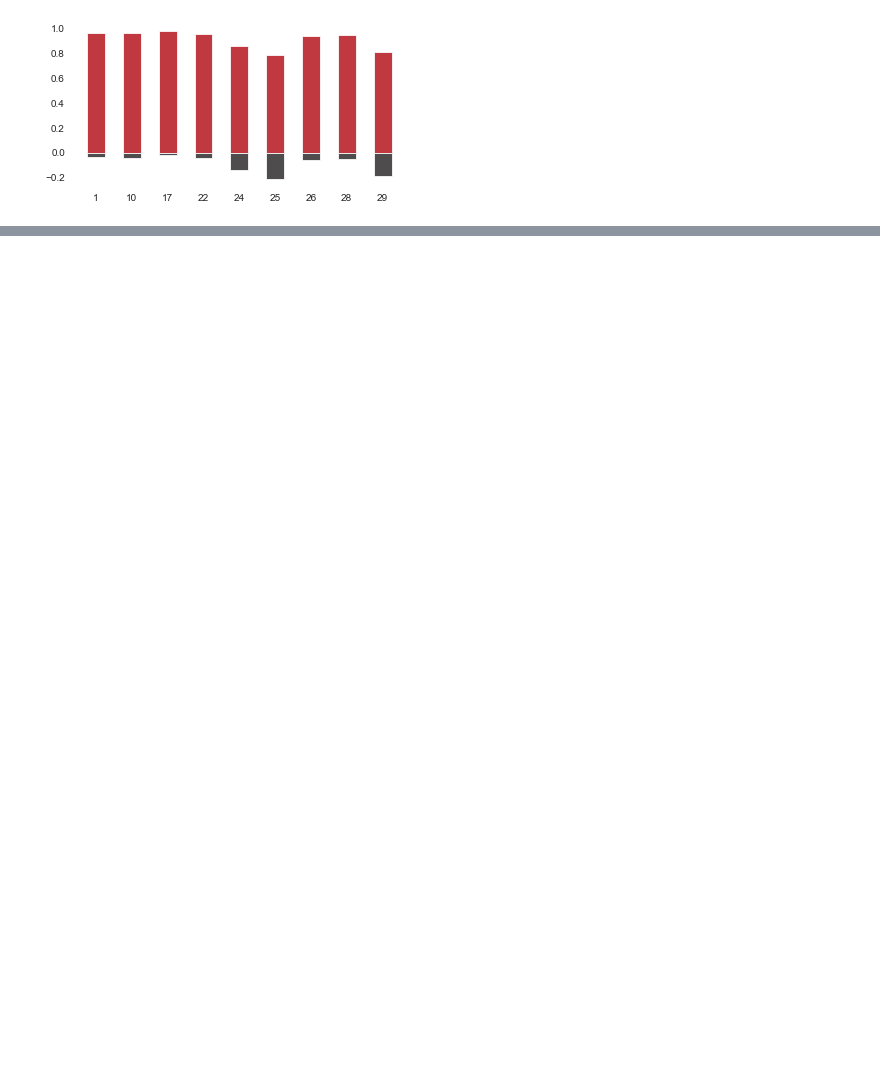
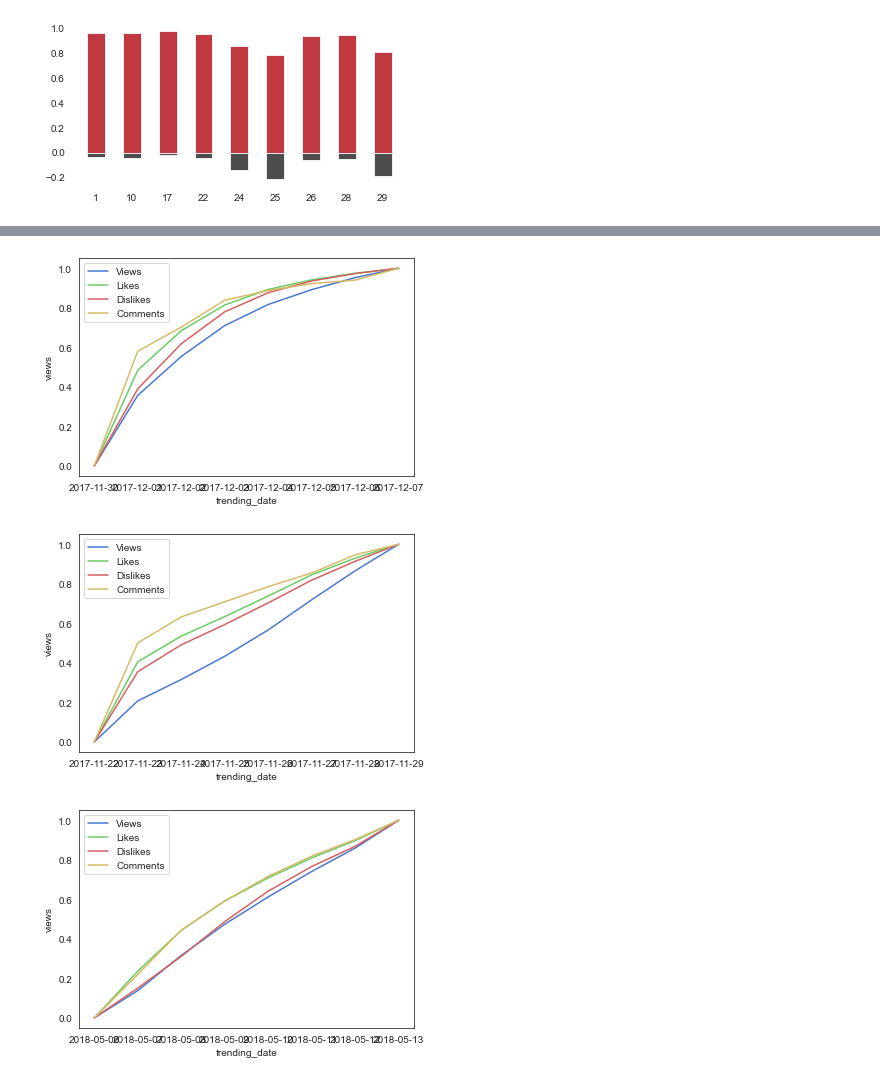
Before and after one commit to Harsh-2420/kaggle, a Jupyter notebook: Youtube/youtube-analysis.ipynb, the cells around one changed output, grey strips where cells are left out. Cells and saved outputs as stored; diff of their text form; code cells hidden in the pictures; blank space fills up the shorter version.

```diff
--- a/Youtube/youtube-analysis.ipynb
+++ b/Youtube/youtube-analysis.ipynb
@@ -286,0 +247,28 @@ long_vids_all = count_group_all[count_group_all['trending_date'] == 8].reset_ind
+# %%
+sns.set_style('white')
+import warnings
+warnings.simplefilter(action='ignore', category=FutureWarning)
+
+# fig, (ax1, ax2, ax3) = plt.subplots(1, 3, figsize=(12, 6))
+def create_plot(vid):
+    vis_dat = dataCA[dataCA['video_id'] == vid][['trending_date', 'views', 'likes', 'dislikes', 'comment_count']]
+    dates = vis_dat['trending_date']
+    vis_dat = vis_dat.drop(['trending_date'], axis=1)
+    vis_dat -= vis_dat.min()
+    vis_dat /= vis_dat.max()
+    vis_dat['trending_date'] = dates
+    vis_dat.set_index('trending_date')
+    vis_dat.columns = vis_dat.columns.astype(str)
+    sns.set_color_codes("muted")
+    sns.lineplot(vis_dat['trending_date'],vis_dat['views'], data=vis_dat, color='b', label='Views')
+    sns.lineplot(vis_dat['trending_date'],vis_dat['likes'], data=vis_dat, color='g', label='Likes')
+    sns.lineplot(vis_dat['trending_date'],vis_dat['dislikes'], data=vis_dat, color='r', label='Dislikes')
+    sns.lineplot(vis_dat['trending_date'],vis_dat['comment_count'], data=vis_dat, color='y', label='Comments')
+    plt.show()
+
+for vid in long_vids_all[:3]:
+    create_plot(vid)
+# %% [output]
+[figure, added]
+[figure, added]
+[figure, added]
```
Also changed, not shown: parts of 4 cells of this notebook.
